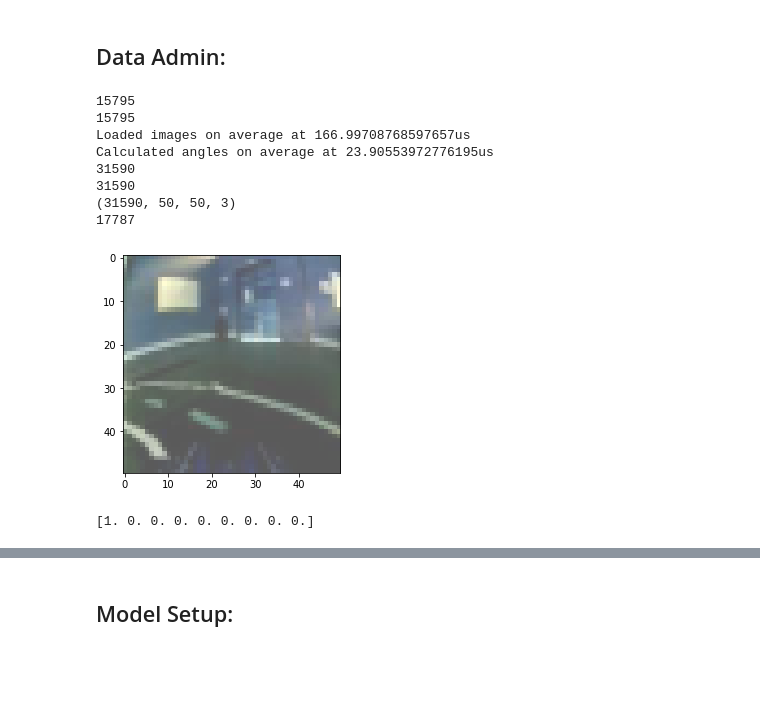
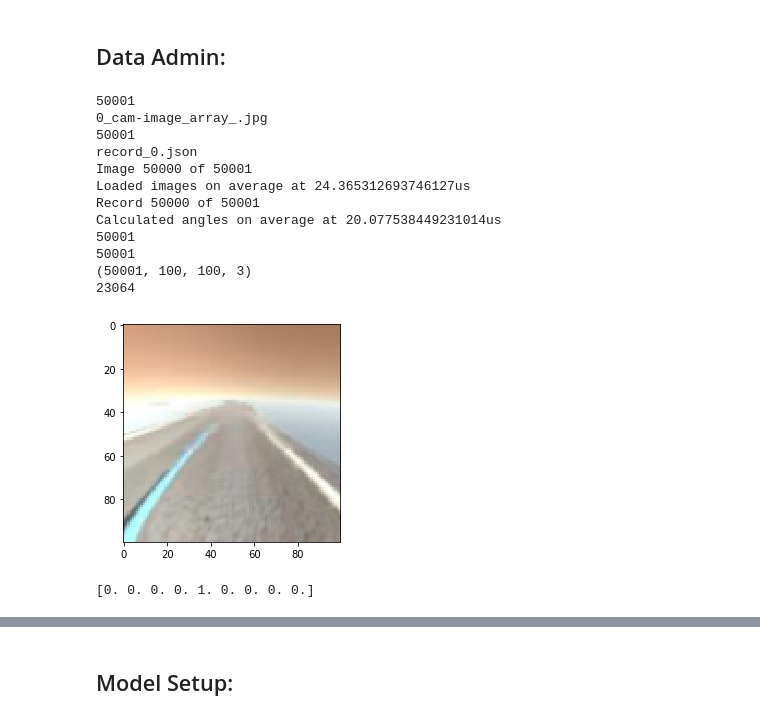
Before and after one commit to brontisaur/CounterpointDonkey, a Jupyter notebook: Categorical Model.ipynb, the cells around one changed output, grey strips where cells are left out. Drawn from its saved outputs; the diff is of its cells as text; code cells hidden in the pictures; blank space fills up the shorter version.

Commit message:
Cleaned up some of the commented code Simple CNN using 100x100x3 images and 9 directions (88% since last run)

```diff
--- a/Categorical Model.ipynb
+++ b/Categorical Model.ipynb
@@ -17,7 +17,10 @@ import matplotlib.pyplot as plt
 %matplotlib inline
 
 #finding and sorting images and label data: - Unthresholded Images!
-path = 'halldatarecords2/'
+# Data using Simulation https://docs.donkeycar.com/guide/simulator/
+# Windows Binaries https://github.com/tawnkramer/gym-donkeycar/releases/download/v18.9/DonkeySimWindows.zip
+# Additional Binaries and Source https://github.com/tawnkramer/gym-donkeycar/releases
+path = 'simdata/'
 
 im_list = []
 
@@ -29,19 +32,19 @@ for file in os.listdir(path):
     elif 'record' in file:
         rec_list.append(file)
 
-
 print(len(im_list))
+print(im_list[0])
 print(len(rec_list))
+print(rec_list[0])
 
 im_list.sort(key=lambda f: int(''.join(filter(str.isdigit, f))))
 rec_list.sort(key=lambda f: int(''.join(filter(str.isdigit, f))))
 
 #reading in array of images:
-width = 50#160
-height = 50#120
+width = 100#160
+height = 100#120
 color = 3
-#x_images = np.zeros((len(rec_list), 120, 160, 3), dtype = np.float32)
-x_images = np.zeros((len(rec_list)*2, height, width, color), dtype = np.float32)
+x_images = np.zeros((len(rec_list), height, width, color), dtype = np.float32)
 
 randomImage = randrange(len(x_images))#14909
 preprocessDelta = np.zeros(len(rec_list), dtype = np.uint8)
@@ -50,19 +53,20 @@ for i in range(len(im_list)):
     filename = im_list[i]
     image = cv2.imread(path+filename)
     image = cv2.resize(image,(height,width),interpolation = cv2.INTER_AREA)
-    beta = 100-(np.average(image)/255)*100
-    image = cv2.convertScaleAbs(image, alpha=1.0, beta=beta)
+    #beta = 100-(np.average(image)/255)*100
+    #image = cv2.convertScaleAbs(image, alpha=1.0, beta=beta)
     #image = cv2.cvtColor(image, cv2.COLOR_BGR2GRAY)
     #image = cv2.adaptiveThreshold(image,255,cv2.ADAPTIVE_THRESH_MEAN_C,cv2.THRESH_BINARY_INV,11,2)
-    image = image.astype('uint8')
+    #image = image.astype('uint8')
     #image = image[..., None]
     #x_images[i,:,:,:] = tf.cast(image[..., None], tf.float32)
     x_images[i,:,:,:] = tf.cast(image, tf.float32)
-    #x_images[i+len(rec_list),:,:,:] = tf.cast(cv2.flip(image, 1)[..., None], tf.float32)
-    x_images[i+len(rec_list),:,:,:] = tf.cast(cv2.flip(image, 1), tf.float32)
     end = datetime.datetime.now()
     preprocessDelta[i] = (end-start).microseconds
+    if (i>=1000)and(i % 1000 == 0):
+        print(f'Image {i} of {len(im_list)}', end='\r')
 
+print('')
 def getAngle(orient):
     angle = [0,0,0,0,0,0,0,0,0]
     if orient > (35.0/45.0):
@@ -81,47 +85,51 @@ def getAngle(orient):
         angle = [0,0,1,0,0,0,0,0,0] #15+ left
     elif orient < -1*(5.0/45.0):
         angle = [0,0,0,1,0,0,0,0,0] #5+ left
     else:
         angle = [0,0,0,0,1,0,0,0,0] #0 straight
     return angle
 
 print(f'Loaded images on average at {np.average(preprocessDelta)}us')
-#loop over labels and create a list of left/right/straight based on a degree threshold (one-hot encoding?)
 json_data = {}
-#y_labels = np.zeros((len(rec_list),3), dtype=np.float32) #setup label array for one-hot encoded left, right and straight
-y_labels = np.zeros((len(rec_list)*2,9), dtype=np.float32)
+y_labels = np.zeros((len(rec_list),9), dtype=np.float32)
 #[-35,-25,-15,-5,0,5,15,25,35]
 for i in range(len(rec_list)):
     start = datetime.datetime.now()
     filename = rec_list[i]
     with open(path+filename) as fp:
         json_data = json.load(fp)
         orient = json_data['user/angle']
         orient = float(orient)
         y_labels[i] = getAngle(orient)
-        y_labels[i+len(rec_list)] = getAngle(-1*orient)
     end = datetime.datetime.now()
     preprocessDelta[i] = (end-start).microseconds
+    if (i>=1000)and(i % 1000 == 0):
+        print(f'Record {i} of {len(im_list)}', end='\r')
 
+print('')
 print(f'Calculated angles on average at {np.average(preprocessDelta)}us')
 print(len(x_images))
 print(len(y_labels))
 print(x_images.shape)
 print(randomImage)
 plt.imshow(x_images[randomImage].astype('uint8'))
 plt.show()
 print(y_labels[randomImage])
 # %% [output]
-15795
-15795
-Loaded images on average at 166.99708768597657us
-Calculated angles on average at 23.90553972776195us
-31590
-31590
-(31590, 50, 50, 3)
-17787
+50001
+0_cam-image_array_.jpg
+50001
+record_0.json
+Image 50000 of 50001
+Loaded images on average at 24.365312693746127us
+Record 50000 of 50001
+Calculated angles on average at 20.077538449231014us
+50001
+50001
+(50001, 100, 100, 3)
+23064
-[figure, old version]
+[figure, new version]
-[1. 0. 0. 0. 0. 0. 0. 0. 0.]
+[0. 0. 0. 0. 1. 0. 0. 0. 0.]
 # %%
 #training and validation split:
 
```
Also changed, not shown: parts of 7 cells of this notebook.
